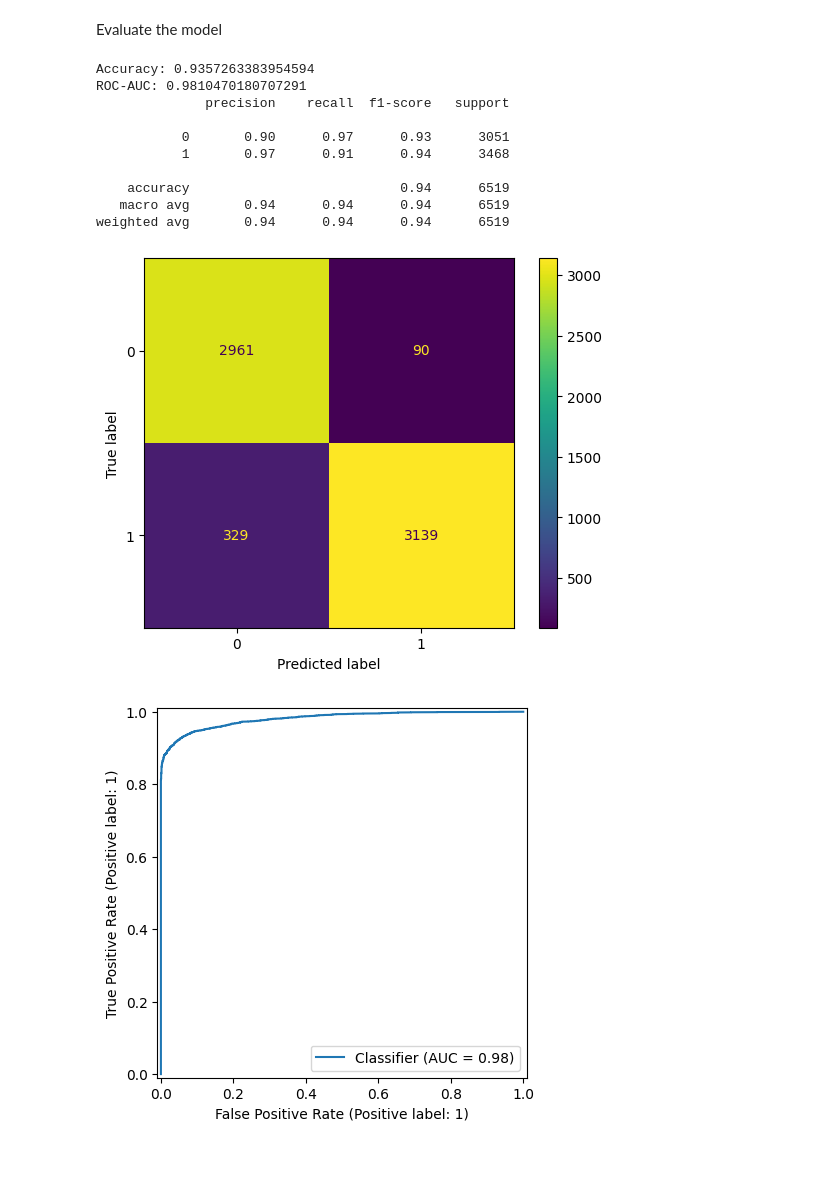
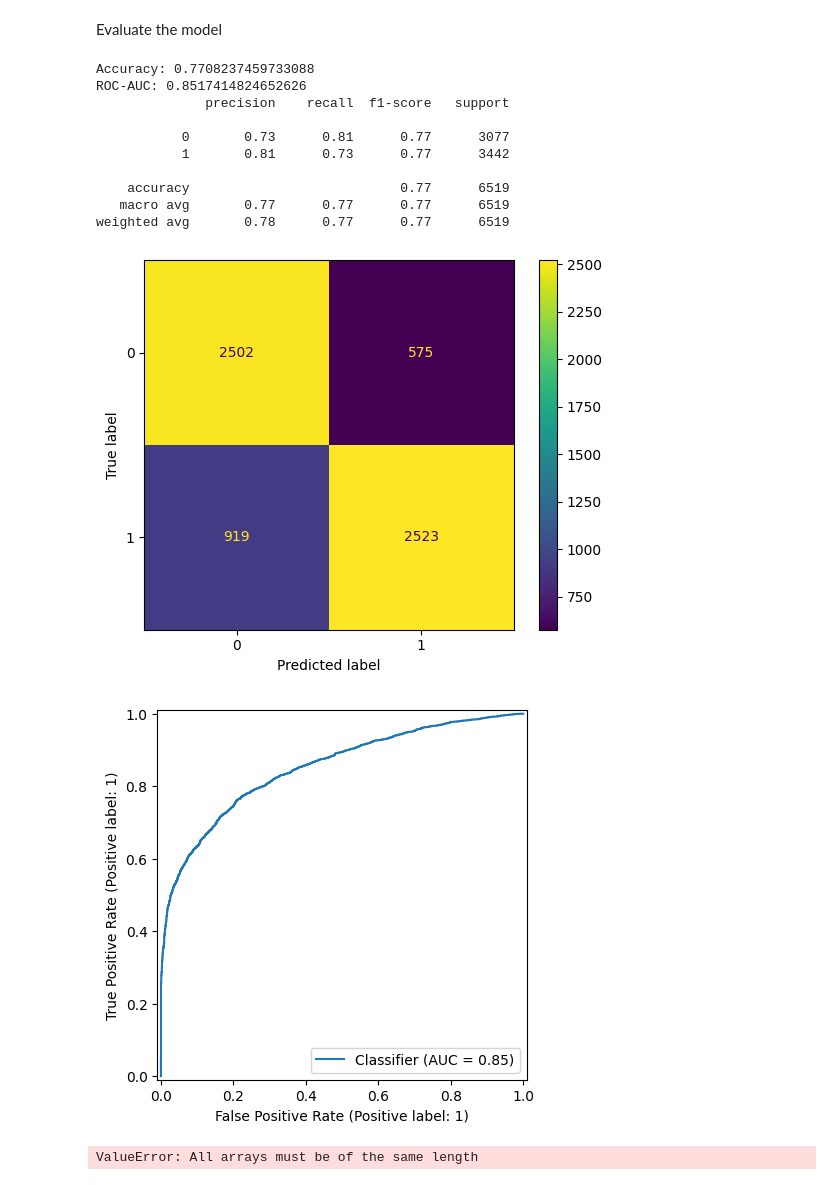
Before and after one commit to AkashGunathilaka/Early-Intervention-Management-System, a Jupyter notebook: data_cleaning_and_ml_core.ipynb, the cells around one changed output. Saved outputs shown, nothing was run; the diff lists cells and outputs as text; code cells hidden in the pictures; blank space fills up the shorter version.

Commit message:
Updates to code to filter data for early intervention

```diff
--- a/data_cleaning_and_ml_core.ipynb
+++ b/data_cleaning_and_ml_core.ipynb
@@ -148,15 +151,26 @@ from xgboost import XGBClassifier
 x = df.drop(columns=['at_risk'])
 y = df['at_risk']
 
-#Some columns have characters which XGBoost does not allow so we are going to change these characters
-x.columns = x.columns.str.replace(r'[\[\]<]', '', regex=True)
 
 print(x.shape)
 print(y.shape)
 
 x_train, x_test, y_train, y_test = train_test_split(
-    x, y, test_size=0.2, random_state=42
+    x, y, test_size=0.2, random_state=42, stratify=y
 )
+
+
+#Moved encoding after splitting
+x_train = pd.get_dummies(x_train, drop_first=True)
+x_test = pd.get_dummies(x_test, drop_first=True)
+
+#aligning columns
+x_train, x_test = x_train.align(x_test, join='left', axis=1, fill_value=0)
+
+#Some columns have characters which XGBoost does not allow so we are going to change these characters
+x_train.columns = x_train.columns.str.replace(r'[\[\]<]', '', regex=True)
+x_test.columns = x_test.columns.str.replace(r'[\[\]<]', '', regex=True)
+
 
 model = XGBClassifier(
     n_estimators=200,
@@ -185,33 +199,48 @@ Evaluate the model
 # %%
 from sklearn.metrics import (
     accuracy_score, classification_report, confusion_matrix,
     ConfusionMatrixDisplay, roc_auc_score, RocCurveDisplay
 )
 import matplotlib.pyplot as plt
 
 y_pred = model.predict(x_test)
 y_prob = model.predict_proba(x_test)[:, 1]
 
 print("Accuracy:", accuracy_score(y_test, y_pred))
 print("ROC-AUC:", roc_auc_score(y_test, y_prob))
 print(classification_report(y_test, y_pred))
 
 cm = confusion_matrix(y_test, y_pred)
 ConfusionMatrixDisplay(confusion_matrix=cm).plot()
 plt.show()
 
 RocCurveDisplay.from_predictions(y_test, y_prob)
 plt.show()
+
+importance_df = pd.DataFrame({
+    "feature": x.columns,
+    "importance": model.feature_importances_
+}).sort_values("importance", ascending=False)
+
+print(importance_df.head(20))
+
+importance_df.head(15).sort_values("importance").plot(
+    x="feature",
+    y="importance",
+    kind="barh",
+    figsize=(10,6)
+)
 # %% [output]
-Accuracy: 0.9357263383954594
-ROC-AUC: 0.9810470180707291
+Accuracy: 0.7708237459733088
+ROC-AUC: 0.8517414824652626
               precision    recall  f1-score   support
 
-           0       0.90      0.97      0.93      3051
-           1       0.97      0.91      0.94      3468
+           0       0.73      0.81      0.77      3077
+           1       0.81      0.73      0.77      3442
 
-    accuracy                           0.94      6519
-   macro avg       0.94      0.94      0.94      6519
-weighted avg       0.94      0.94      0.94      6519
+    accuracy                           0.77      6519
+   macro avg       0.77      0.77      0.77      6519
+weighted avg       0.78      0.77      0.77      6519
-[figure, old version]
+[figure, new version]
-[figure, old version]
+[figure, new version]
+ValueError: All arrays must be of the same length
```
Also changed, not shown: parts of 4 cells of this notebook.
